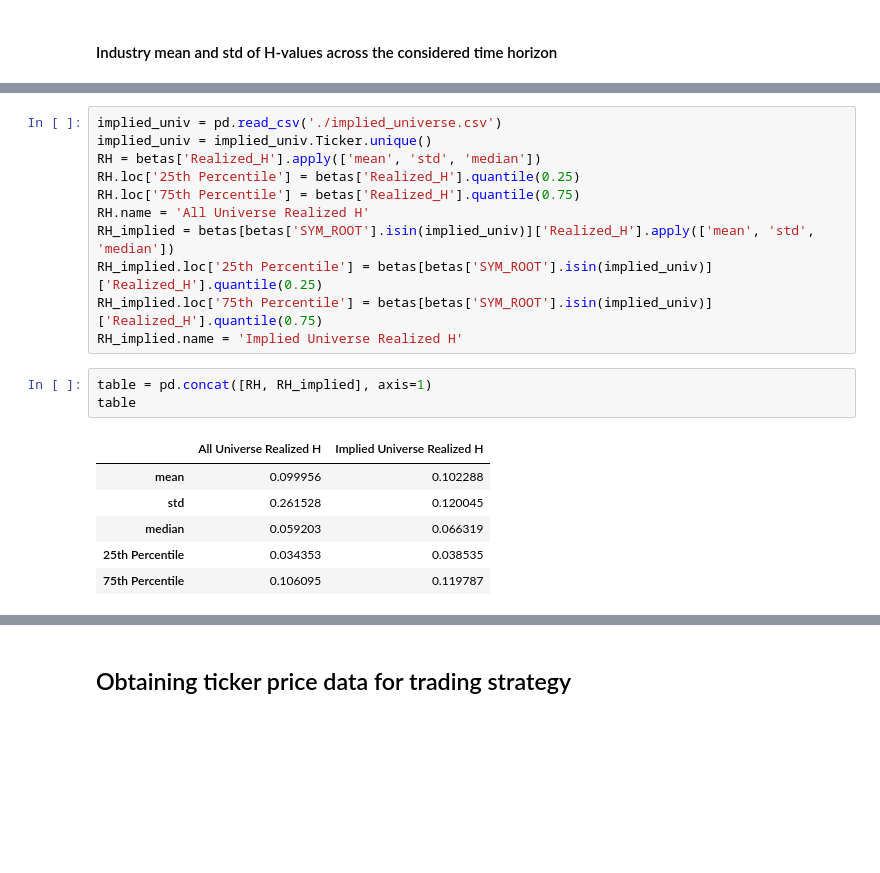
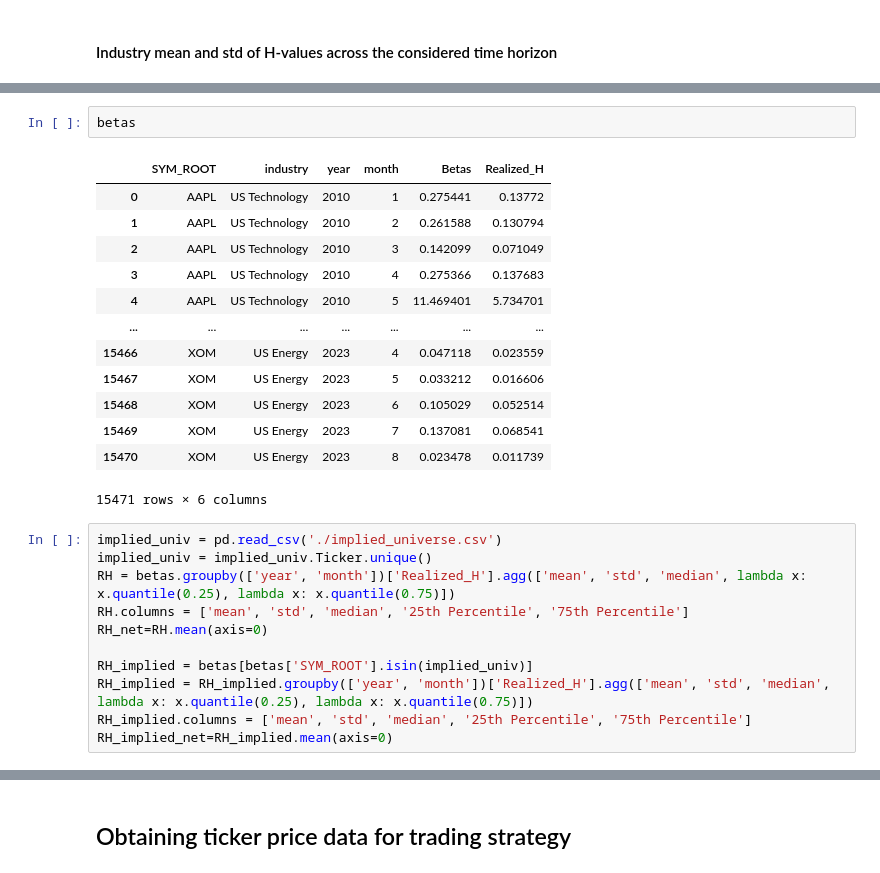
Before and after one commit to roshnx/buy-rough-sell-smooth, a Jupyter notebook: Realized_Vol_Regression.ipynb, the cells around one changed output, grey strips where cells are left out. Saved outputs shown, nothing was run; the diff lists cells and outputs as text; blank space fills up the shorter version.

```diff
--- a/Realized_Vol_Regression.ipynb
+++ b/Realized_Vol_Regression.ipynb
@@ -372,21 +363,27 @@ industry_H
+# %%
+betas
+# %% [output]
+|  | SYM_ROOT | industry | year | month | Betas | Realized_H |
+| 0 | AAPL | US Technology | 2010 | 1 | 0.275441 | 0.13772 |
+| 1 | AAPL | US Technology | 2010 | 2 | 0.261588 | 0.130794 |
+| 2 | AAPL | US Technology | 2010 | 3 | 0.142099 | 0.071049 |
+| 3 | AAPL | US Technology | 2010 | 4 | 0.275366 | 0.137683 |
+| 4 | AAPL | US Technology | 2010 | 5 | 11.469401 | 5.734701 |
+| ... | ... | ... | ... | ... | ... | ... |
+| 15466 | XOM | US Energy | 2023 | 4 | 0.047118 | 0.023559 |
+| 15467 | XOM | US Energy | 2023 | 5 | 0.033212 | 0.016606 |
+| 15468 | XOM | US Energy | 2023 | 6 | 0.105029 | 0.052514 |
+| 15469 | XOM | US Energy | 2023 | 7 | 0.137081 | 0.068541 |
+| 15470 | XOM | US Energy | 2023 | 8 | 0.023478 | 0.011739 |
+15471 rows × 6 columns
 # %%
 implied_univ = pd.read_csv('./implied_universe.csv')
 implied_univ = implied_univ.Ticker.unique()
-RH = betas['Realized_H'].apply(['mean', 'std', 'median'])
-RH.loc['25th Percentile'] = betas['Realized_H'].quantile(0.25)
-RH.loc['75th Percentile'] = betas['Realized_H'].quantile(0.75)
-RH.name = 'All Universe Realized H'
-RH_implied = betas[betas['SYM_ROOT'].isin(implied_univ)]['Realized_H'].apply(['mean', 'std', 'median'])
-RH_implied.loc['25th Percentile'] = betas[betas['SYM_ROOT'].isin(implied_univ)]['Realized_H'].quantile(0.25)
-RH_implied.loc['75th Percentile'] = betas[betas['SYM_ROOT'].isin(implied_univ)]['Realized_H'].quantile(0.75)
-RH_implied.name = 'Implied Universe Realized H'
+RH = betas.groupby(['year', 'month'])['Realized_H'].agg(['mean', 'std', 'median', lambda x: x.quantile(0.25), lambda x: x.quantile(0.75)])
+RH.columns = ['mean', 'std', 'median', '25th Percentile', '75th Percentile']
+RH_net=RH.mean(axis=0)
+
+RH_implied = betas[betas['SYM_ROOT'].isin(implied_univ)]
+RH_implied = RH_implied.groupby(['year', 'month'])['Realized_H'].agg(['mean', 'std', 'median', lambda x: x.quantile(0.25), lambda x: x.quantile(0.75)])
+RH_implied.columns = ['mean', 'std', 'median', '25th Percentile', '75th Percentile']
+RH_implied_net=RH_implied.mean(axis=0)
-# %%
-table = pd.concat([RH, RH_implied], axis=1)
-table
-# %% [output]
-|  | All Universe Realized H | Implied Universe Realized H |
-| mean | 0.099956 | 0.102288 |
-| std | 0.261528 | 0.120045 |
-| median | 0.059203 | 0.066319 |
-| 25th Percentile | 0.034353 | 0.038535 |
-| 75th Percentile | 0.106095 | 0.119787 |
```
Also changed, not shown: parts of 3 cells of this notebook.
